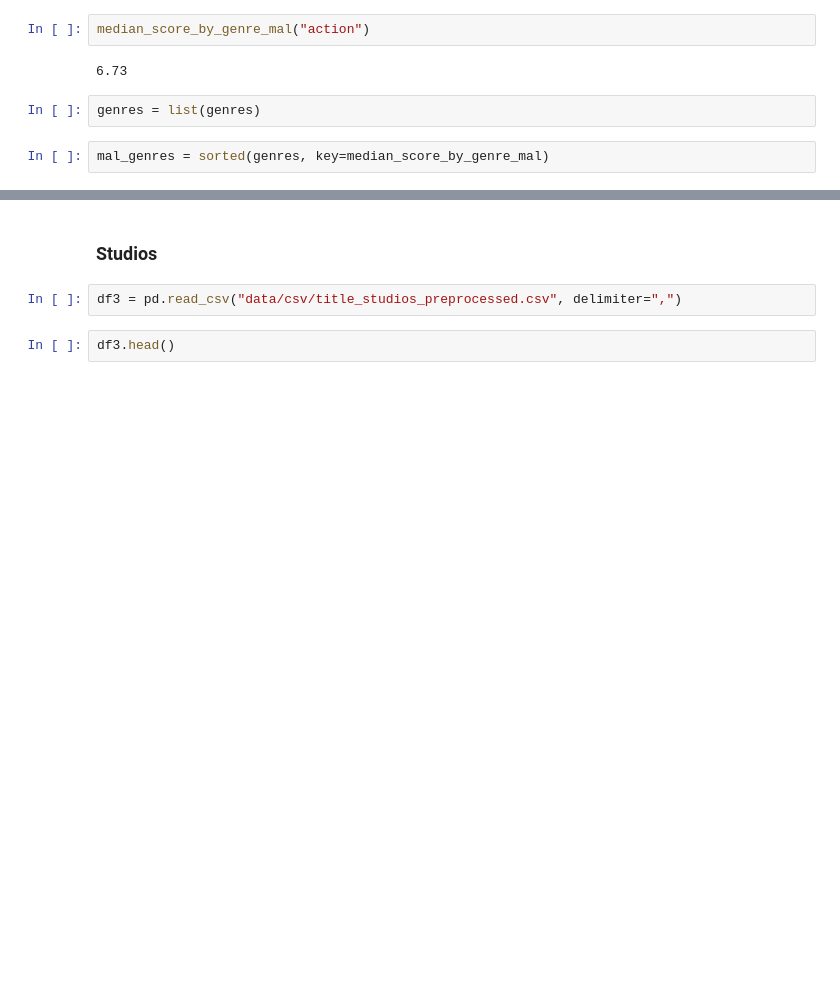
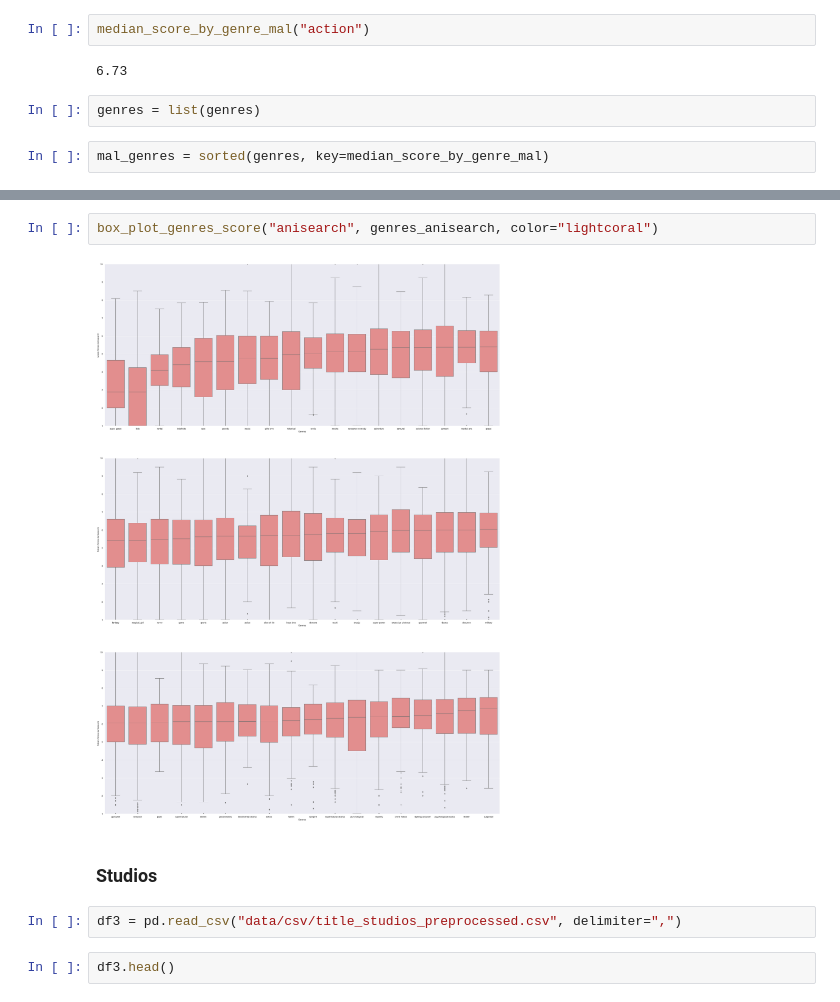
Before and after one commit to mrcuongtroll/Anime-Analysis, a Jupyter notebook: analysis.ipynb, the cells around one changed output, grey strips where cells are left out. Drawn from its saved outputs; the diff is of its cells as text; blank space fills up the shorter version.

```diff
--- a/analysis.ipynb
+++ b/analysis.ipynb
@@ -203,3 +173,7 @@ for idx, genre in enumerate(genres_kitsu):
+# %%
+box_plot_genres_score("anisearch", genres_anisearch, color="lightcoral")
+# %% [output]
+[figure, added]
 # %% [markdown]
 ### Studios
 # %%
```
Also changed, not shown: parts of 33 cells of this notebook, 1 other file.
